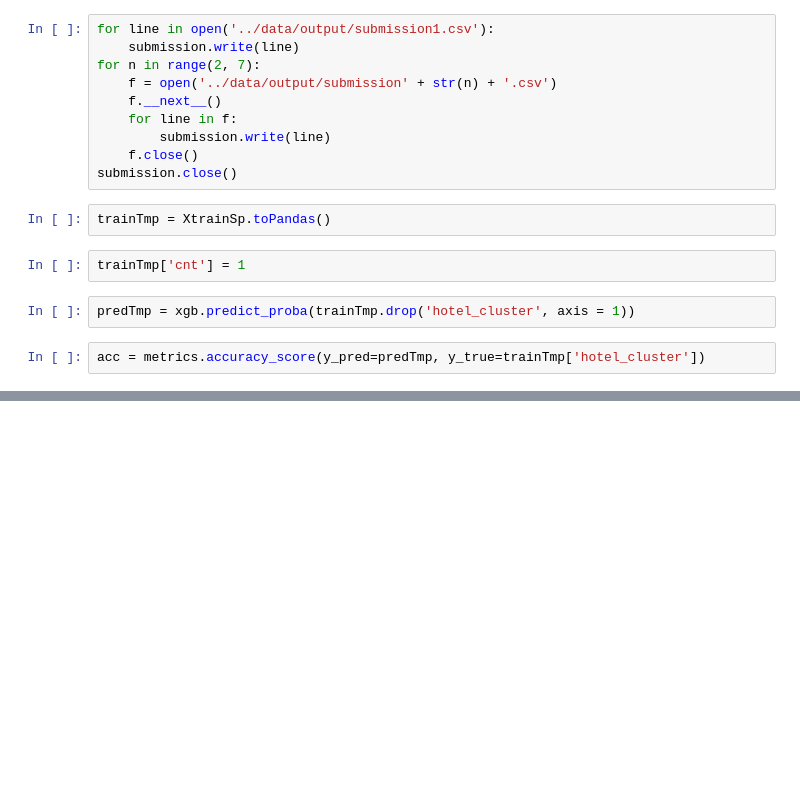
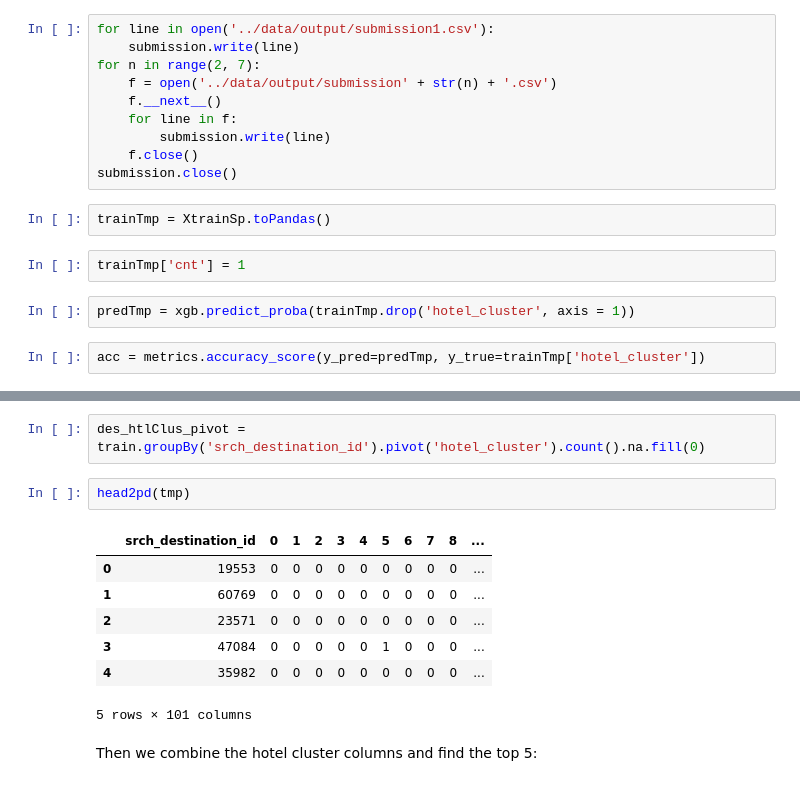
Before and after one commit to hamedrazavi/expedia_hotel_recommendations, a Jupyter notebook: expedia_hotel_recommendataions.ipynb, the cells around one changed output, grey strips where cells are left out. Cells and saved outputs as stored; diff of their text form; blank space fills up the shorter version.

Commit message:
added the popular hotels as columns, improved the kaggle score by 0.03, but still the simple most popular hotel solution works better, will continue working on this

```diff
--- a/expedia_hotel_recommendataions.ipynb
+++ b/expedia_hotel_recommendataions.ipynb
@@ -995,0 +1039,14 @@ acc
+# %%
+des_htlClus_pivot = train.groupBy('srch_destination_id').pivot('hotel_cluster').count().na.fill(0)
+# %%
+head2pd(tmp)
+# %% [output]
+|  | srch_destination_id | 0 | 1 | 2 | 3 | 4 | 5 | 6 | 7 | 8 | ... |
+| 0 | 19553 | 0 | 0 | 0 | 0 | 0 | 0 | 0 | 0 | 0 | ... |
+| 1 | 60769 | 0 | 0 | 0 | 0 | 0 | 0 | 0 | 0 | 0 | ... |
+| 2 | 23571 | 0 | 0 | 0 | 0 | 0 | 0 | 0 | 0 | 0 | ... |
+| 3 | 47084 | 0 | 0 | 0 | 0 | 0 | 1 | 0 | 0 | 0 | ... |
+| 4 | 35982 | 0 | 0 | 0 | 0 | 0 | 0 | 0 | 0 | 0 | ... |
+5 rows × 101 columns
+# %% [markdown]
+Then we combine the hotel cluster columns and find the top 5:
```
Also changed, not shown: parts of 23 cells of this notebook.
